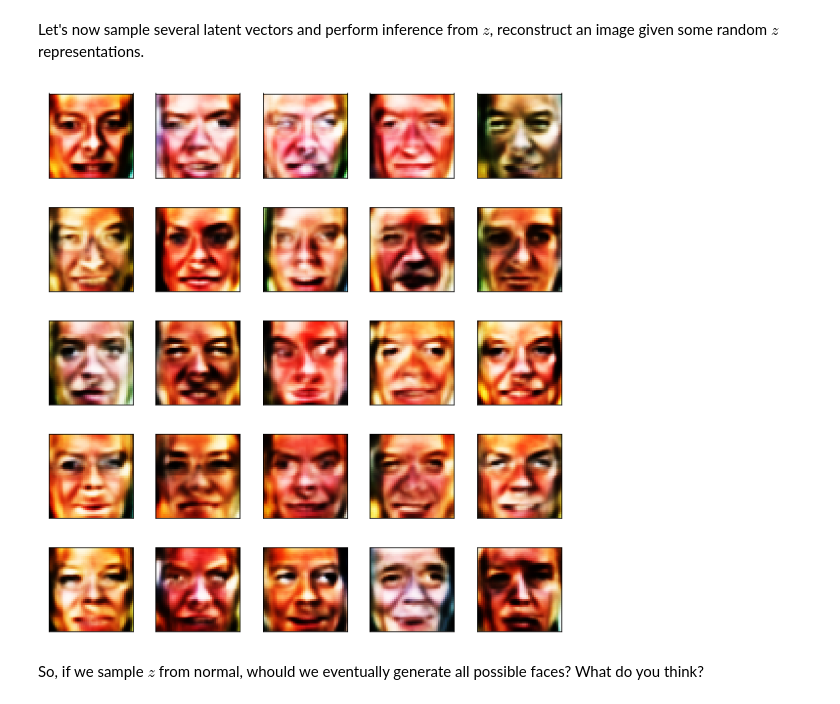
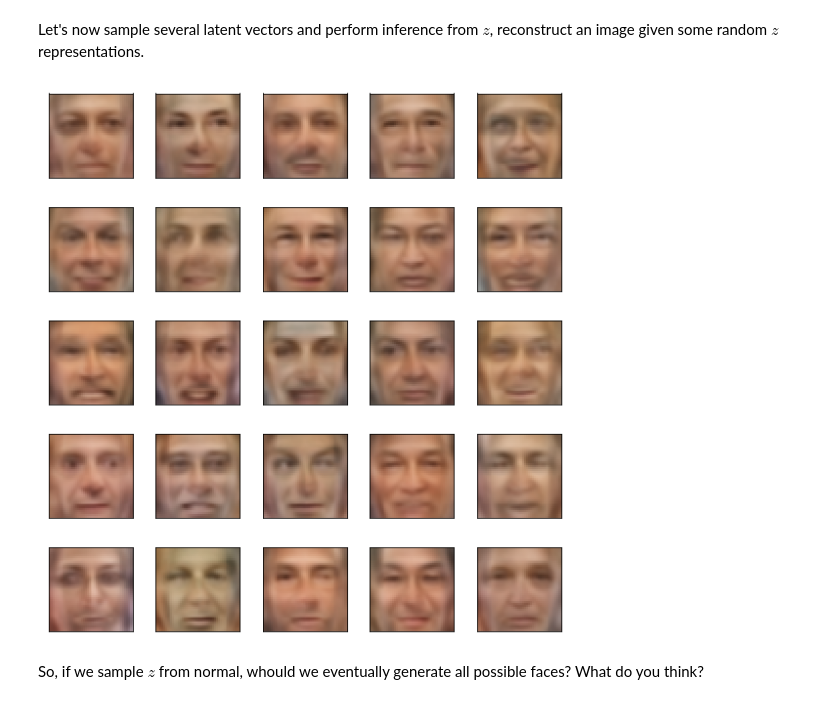
Before and after one commit to sampleskli18/Practical_DL, a Jupyter notebook: homework03/homework03_part2_vae.ipynb, the cells around one changed output. Drawn from its saved outputs; the diff is of its cells as text; code cells hidden in the pictures.

```diff
--- a/homework03/homework03_part2_vae.ipynb
+++ b/homework03/homework03_part2_vae.ipynb
@@ -91,17 +92,18 @@ class Autoencoder(nn.Module):
     def __init__(self, input_size, hidden_size):
         super(Autoencoder, self).__init__()
 
-        self.encoder = torch.nn.Sequential(
+        self.encode = torch.nn.Sequential(
             nn.Linear(input_size, hidden_size),
             nn.BatchNorm1d(hidden_size),
-            nn.ReLU(),
-            nn.Linear(hidden_size, dimZ)
+            nn.LeakyReLU(),
+            nn.Linear(hidden_size, dimZ),
+            nn.BatchNorm1d(dimZ),
         )
 
-        self.decoder = torch.nn.Sequential(
+        self.decode = torch.nn.Sequential(
             nn.Linear(dimZ, hidden_size),
             nn.BatchNorm1d(hidden_size),
-            nn.ReLU(),
+            nn.LeakyReLU(),
             nn.Linear(hidden_size, input_size),
             nn.Sigmoid()
         )
@@ -110,8 +112,8 @@ class Autoencoder(nn.Module):
 
         #TODO
 
-        latent_code = self.encoder(x)
-        reconstruction = self.decoder(latent_code)
+        latent_code = self.encode(x)
+        reconstruction = self.decode(latent_code)
 
         return reconstruction, latent_code
 # %%
@@ -139,7 +141,7 @@ def compute_loss(X_batch, y_batch):
     probs, _ = autoencoder(X_batch)
     return F.mse_loss(probs, y_batch)
 # %%
-num_epochs = 30
+num_epochs = 120
 # %%
 # Train your autoencoder
 # Visualize progress in reconstruction and loss decay
@@ -219,11 +221,11 @@ Reconstruction is not bad, right?
 # %% [markdown]
 Let's now sample several latent vectors and perform inference from $z$, reconstruct an image given some random $z$ representations.
 # %%
-z = np.random.randn(25, dimZ)*4
-output = autoencoder.decoder(Variable(torch.FloatTensor(z).cuda()))
+z = np.random.randn(25, dimZ)*0.25
+output = autoencoder.decode(Variable(torch.FloatTensor(z).cuda()))
 plot_gallery(output.data.cpu().numpy(), image_h, image_w, n_row=5, n_col=5)
 # %% [output]
-[figure, old version]
+[figure, new version]
 # %% [markdown]
 So, if we sample $z$ from normal, whould we eventually generate all possible faces? What do you think?
 # %% [markdown]
```
Also changed, not shown: parts of 21 cells of this notebook.
